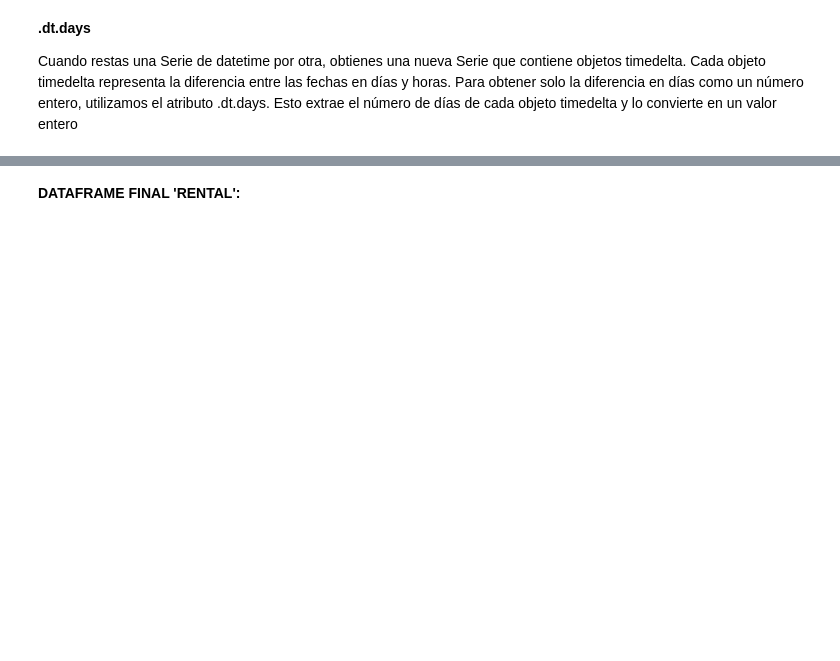
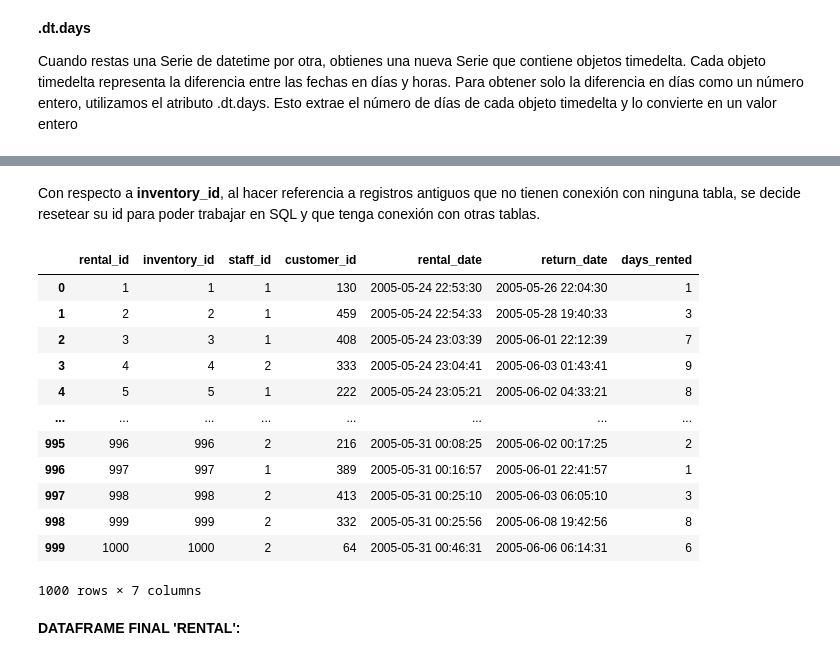
Before and after one commit to NoeRoson/Project_SQL, a Jupyter notebook: Notebooks/1.1. Data_cleaning.ipynb, the cells around one changed output, grey strips where cells are left out. Drawn from its saved outputs; the diff is of its cells as text; code cells hidden in the pictures; blank space fills up the shorter version.

```diff
--- a/Notebooks/1.1. Data_cleaning.ipynb
+++ b/Notebooks/1.1. Data_cleaning.ipynb
@@ -465,3 +700,21 @@ rent = rent.reindex(columns=nuevo_orden)
+# %% [markdown]
+Con respecto a **inventory_id**, al hacer referencia a registros antiguos que no tienen conexión con ninguna tabla, se decide resetear su id para poder trabajar en SQL y que tenga conexión con otras tablas.
+# %%
+rent['inventory_id'] = range(1, len(rent) + 1)
+# %% [output]
+|  | rental_id | inventory_id | staff_id | customer_id | rental_date | return_date | days_rented |
+| 0 | 1 | 1 | 1 | 130 | 2005-05-24 22:53:30 | 2005-05-26 22:04:30 | 1 |
+| 1 | 2 | 2 | 1 | 459 | 2005-05-24 22:54:33 | 2005-05-28 19:40:33 | 3 |
+| 2 | 3 | 3 | 1 | 408 | 2005-05-24 23:03:39 | 2005-06-01 22:12:39 | 7 |
+| 3 | 4 | 4 | 2 | 333 | 2005-05-24 23:04:41 | 2005-06-03 01:43:41 | 9 |
+| 4 | 5 | 5 | 1 | 222 | 2005-05-24 23:05:21 | 2005-06-02 04:33:21 | 8 |
+| ... | ... | ... | ... | ... | ... | ... | ... |
+| 995 | 996 | 996 | 2 | 216 | 2005-05-31 00:08:25 | 2005-06-02 00:17:25 | 2 |
+| 996 | 997 | 997 | 1 | 389 | 2005-05-31 00:16:57 | 2005-06-01 22:41:57 | 1 |
+| 997 | 998 | 998 | 2 | 413 | 2005-05-31 00:25:10 | 2005-06-03 06:05:10 | 3 |
+| 998 | 999 | 999 | 2 | 332 | 2005-05-31 00:25:56 | 2005-06-08 19:42:56 | 8 |
+| 999 | 1000 | 1000 | 2 | 64 | 2005-05-31 00:46:31 | 2005-06-06 06:14:31 | 6 |
+1000 rows × 7 columns
 # %% [markdown]
 **DATAFRAME FINAL 'RENTAL':**
 # %%
```
Also changed, not shown: parts of 39 cells of this notebook, 10 other files.
